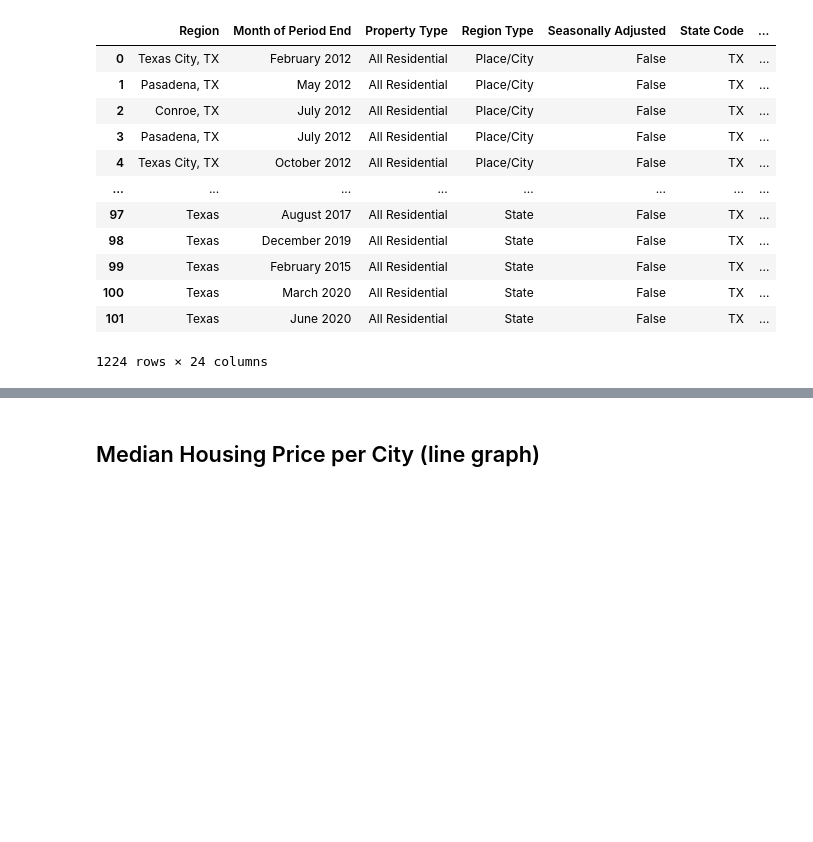
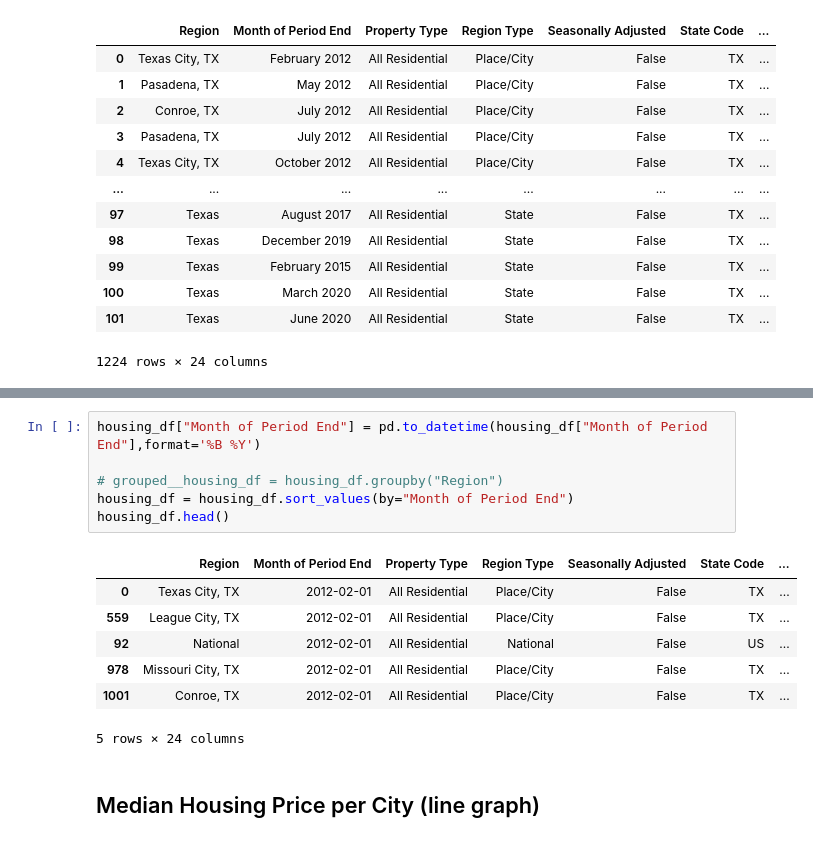
Before and after one commit to andresocorro/project_1, a Jupyter notebook: src_files/HousintMarket.ipynb, the cells around one changed output, grey strips where cells are left out. Cells and saved outputs as stored; diff of their text form; blank space fills up the shorter version.

```diff
--- a/src_files/HousintMarket.ipynb
+++ b/src_files/HousintMarket.ipynb
@@ -47,2 +62,16 @@ housing_df
+# %%
+housing_df["Month of Period End"] = pd.to_datetime(housing_df["Month of Period End"],format='%B %Y')
+
+# grouped__housing_df = housing_df.groupby("Region")
+housing_df = housing_df.sort_values(by="Month of Period End")
+housing_df.head()
+# %% [output]
+|  | Region | Month of Period End | Property Type | Region Type | Seasonally Adjusted | State Code | ... |
+| 0 | Texas City, TX | 2012-02-01 | All Residential | Place/City | False | TX | ... |
+| 559 | League City, TX | 2012-02-01 | All Residential | Place/City | False | TX | ... |
+| 92 | National | 2012-02-01 | All Residential | National | False | US | ... |
+| 978 | Missouri City, TX | 2012-02-01 | All Residential | Place/City | False | TX | ... |
+| 1001 | Conroe, TX | 2012-02-01 | All Residential | Place/City | False | TX | ... |
+5 rows × 24 columns
 # %% [markdown]
 ## Median Housing Price per City (line  graph)
```
Also changed, not shown: parts of 3 cells of this notebook.
